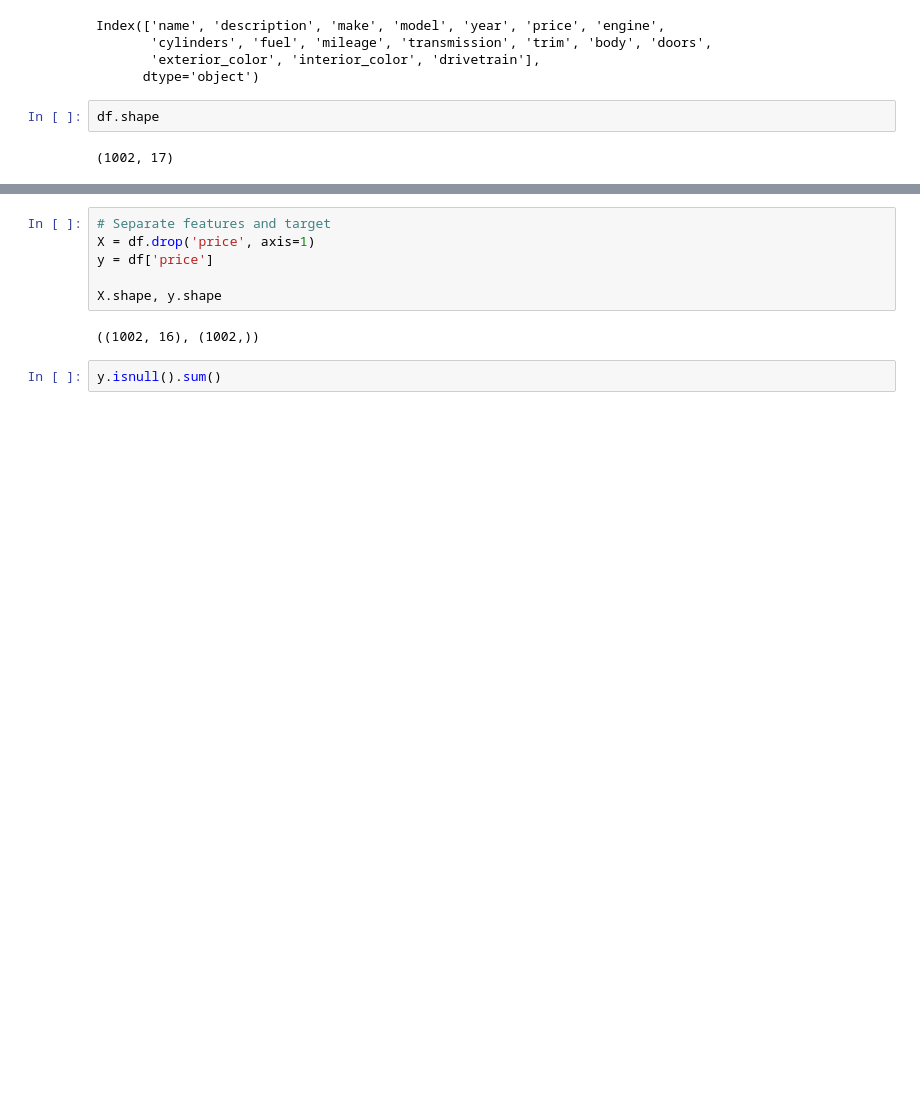
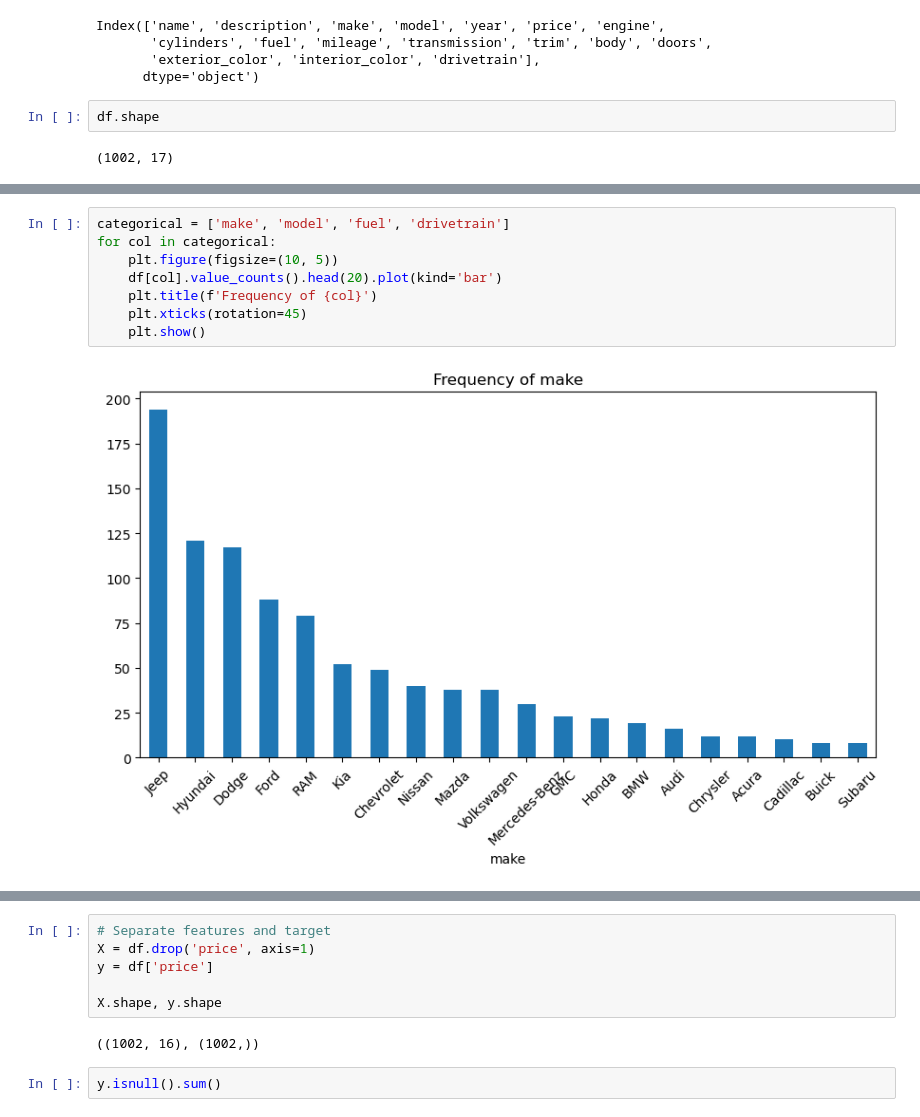
Before and after one commit to rshewatkar/ML_internship, a Jupyter notebook: Vehicle Price Prediction/Vehical_price.ipynb, the cells around one changed output, grey strips where cells are left out. Saved outputs shown, nothing was run; the diff lists cells and outputs as text; blank space fills up the shorter version.

```diff
--- a/Vehicle Price Prediction/Vehical_price.ipynb
+++ b/Vehicle Price Prediction/Vehical_price.ipynb
@@ -84,0 +119,10 @@ df.shape
+# %%
+categorical = ['make', 'model', 'fuel', 'drivetrain']
+for col in categorical:
+    plt.figure(figsize=(10, 5))
+    df[col].value_counts().head(20).plot(kind='bar')
+    plt.title(f'Frequency of {col}')
+    plt.xticks(rotation=45)
+    plt.show()
+# %% [output]
+[figure, added]
```
Also changed, not shown: parts of 16 cells of this notebook.
